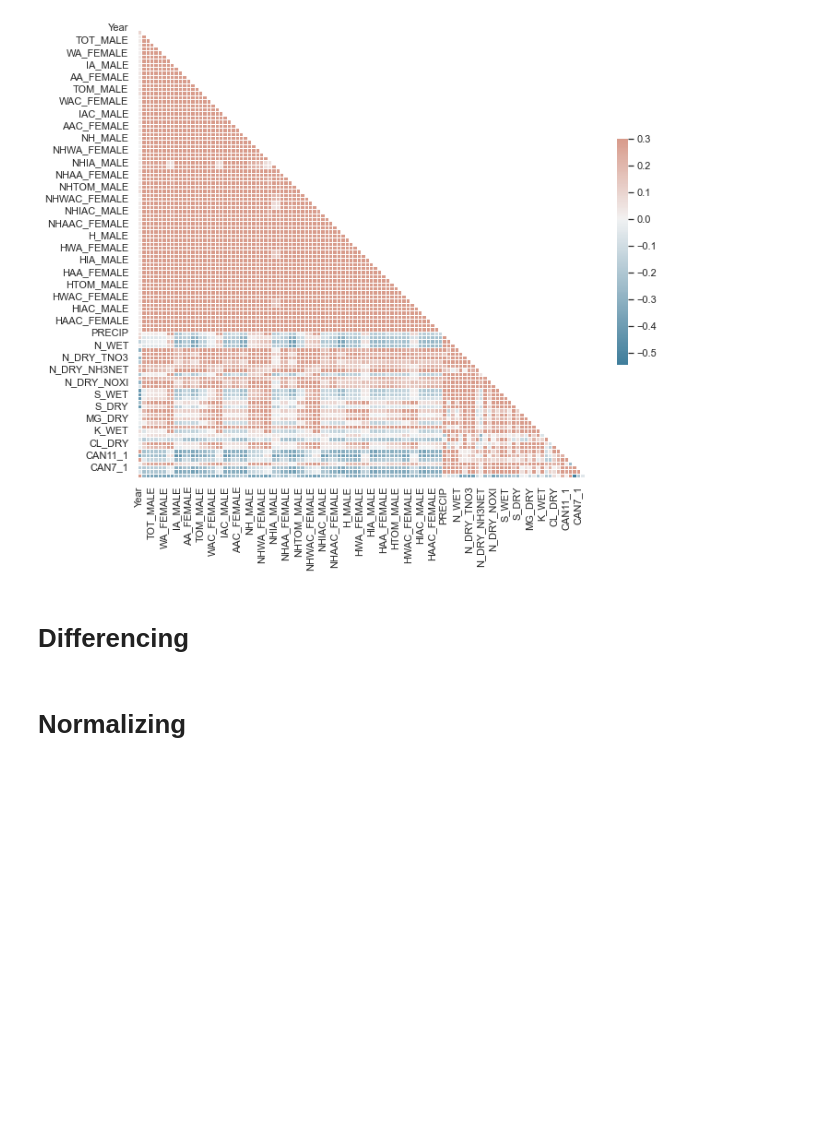
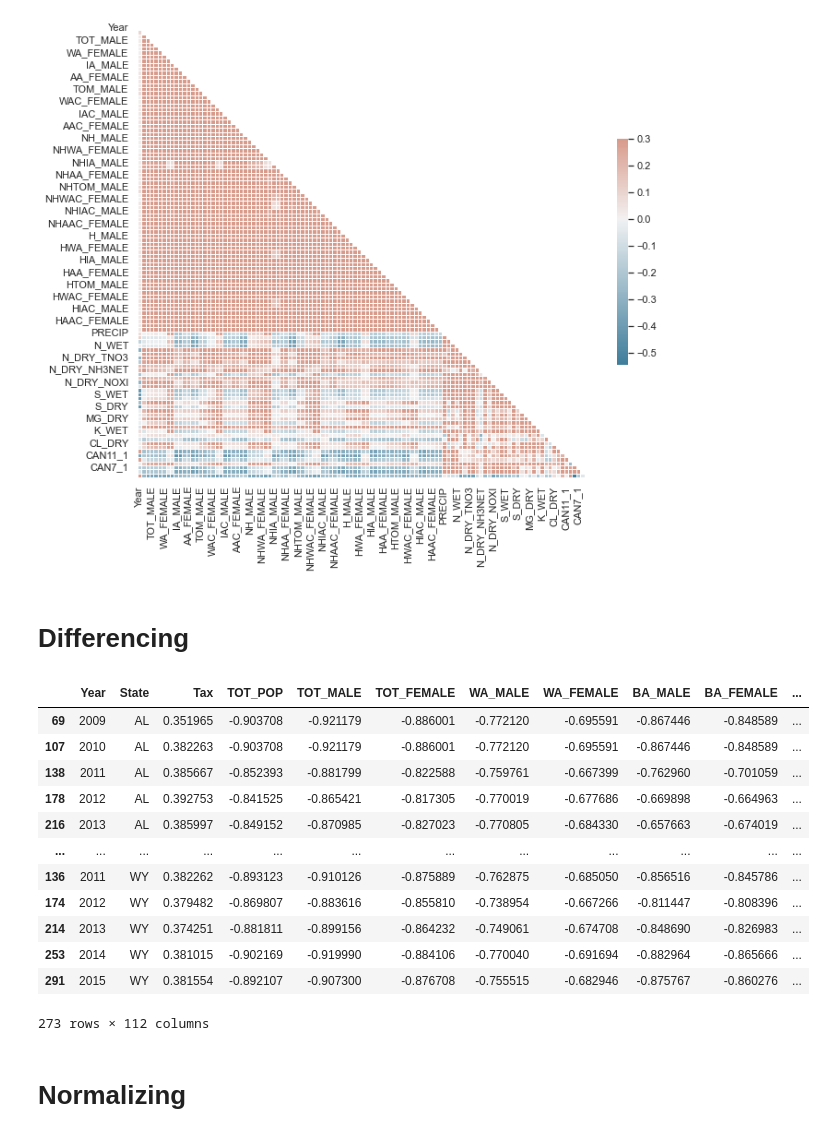
Before and after one commit to MiladMt11/ABA-Spring2023, a Jupyter notebook: 3. Corr & RNN.ipynb, the cells around one changed output. Cells and saved outputs as stored; diff of their text form; code cells hidden in the pictures; blank space fills up the shorter version.

```diff
--- a/3. Corr & RNN.ipynb
+++ b/3. Corr & RNN.ipynb
@@ -120,6 +136,22 @@ df = df.reset_index(drop=True)
 train_data = df[df['Year'] < 2016].copy()
 val_data = df[(df['Year'] >= 2016-seq_length_plus_diff) & (df['Year'] < 2019)].copy()
 test_data = df[df['Year'] >= 2019-seq_length_plus_diff].copy()
+# %%
+train_data
+# %% [output]
+|  | Year | State | Tax | TOT_POP | TOT_MALE | TOT_FEMALE | WA_MALE | WA_FEMALE | BA_MALE | BA_FEMALE | ... |
+| 69 | 2009 | AL | 0.351965 | -0.903708 | -0.921179 | -0.886001 | -0.772120 | -0.695591 | -0.867446 | -0.848589 | ... |
+| 107 | 2010 | AL | 0.382263 | -0.903708 | -0.921179 | -0.886001 | -0.772120 | -0.695591 | -0.867446 | -0.848589 | ... |
+| 138 | 2011 | AL | 0.385667 | -0.852393 | -0.881799 | -0.822588 | -0.759761 | -0.667399 | -0.762960 | -0.701059 | ... |
+| 178 | 2012 | AL | 0.392753 | -0.841525 | -0.865421 | -0.817305 | -0.770019 | -0.677686 | -0.669898 | -0.664963 | ... |
+| 216 | 2013 | AL | 0.385997 | -0.849152 | -0.870985 | -0.827023 | -0.770805 | -0.684330 | -0.657663 | -0.674019 | ... |
+| ... | ... | ... | ... | ... | ... | ... | ... | ... | ... | ... | ... |
+| 136 | 2011 | WY | 0.382262 | -0.893123 | -0.910126 | -0.875889 | -0.762875 | -0.685050 | -0.856516 | -0.845786 | ... |
+| 174 | 2012 | WY | 0.379482 | -0.869807 | -0.883616 | -0.855810 | -0.738954 | -0.667266 | -0.811447 | -0.808396 | ... |
+| 214 | 2013 | WY | 0.374251 | -0.881811 | -0.899156 | -0.864232 | -0.749061 | -0.674708 | -0.848690 | -0.826983 | ... |
+| 253 | 2014 | WY | 0.381015 | -0.902169 | -0.919990 | -0.884106 | -0.770040 | -0.691694 | -0.882964 | -0.865666 | ... |
+| 291 | 2015 | WY | 0.381554 | -0.892107 | -0.907300 | -0.876708 | -0.755515 | -0.682946 | -0.875767 | -0.860276 | ... |
+273 rows × 112 columns
 # %%
 def df_diff(df):
 
```
Also changed, not shown: parts of 1 cell of this notebook, 1 other file.
